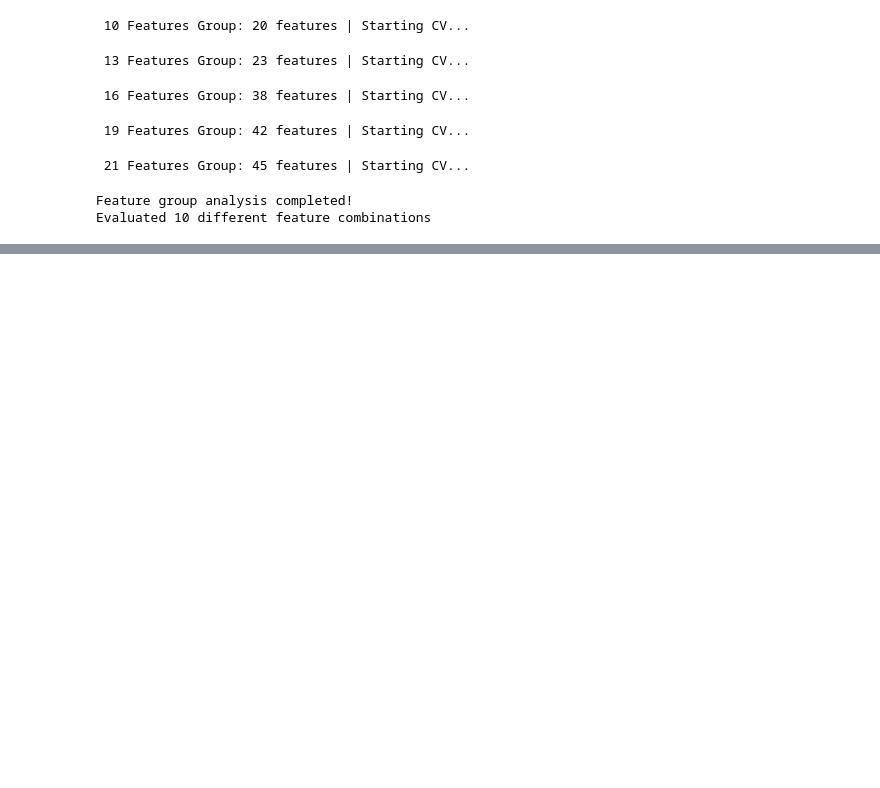
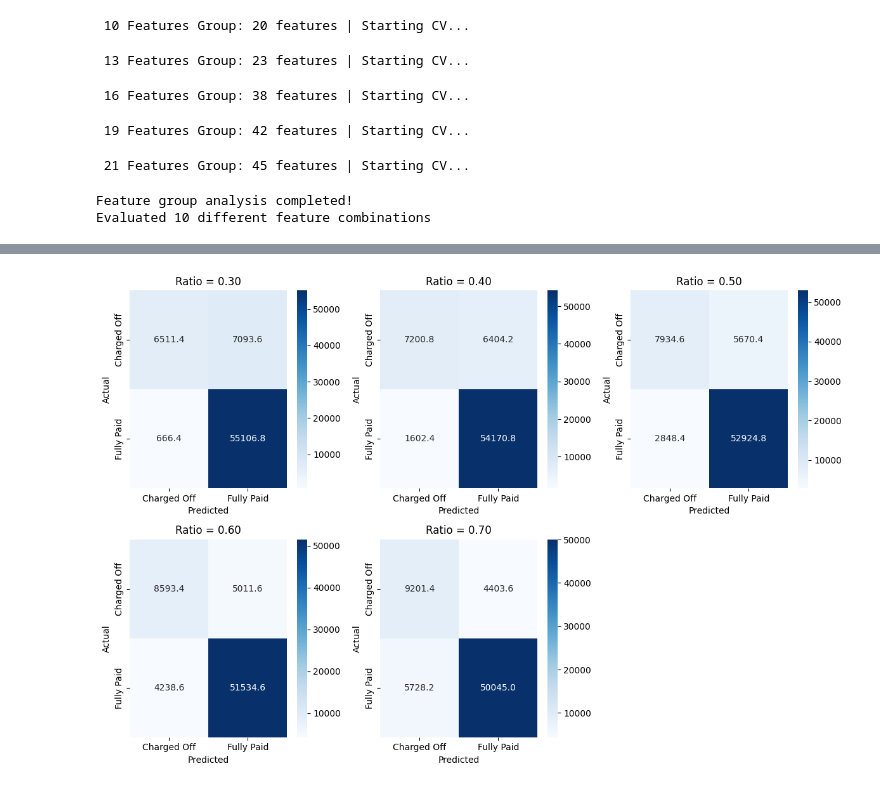
Before and after one commit to Energonlive/Final-Yr-Project, a Jupyter notebook: Final-form.ipynb, the cells around one changed output, grey strips where cells are left out. Saved outputs shown, nothing was run; the diff lists cells and outputs as text; code cells hidden in the pictures; blank space fills up the shorter version.

```diff
--- a/Final-form.ipynb
+++ b/Final-form.ipynb
@@ -1530,0 +1828,3 @@ importance.to_csv("Feature_Importance.csv")
+# %%
+importance = pd.read_csv('Feature_Importance.csv', index_col=0)
+features_ordered = importance['Feature'].tolist()
@@ -1530,0 +2219,42 @@ importance.to_csv("Feature_Importance.csv")
+# %%
+df = undersampling_comparison_df
+num = len(df)
+n_cols = 3
+n_rows = (num + n_cols - 1) // n_cols
+
+fig, axes = plt.subplots(n_rows, n_cols, figsize=(4 * n_cols, 4 * n_rows))
+axes = axes.flatten()
+
+for ax, (_, row) in zip(axes, df.iterrows()):
+    ratio = row['undersampling_ratio']
+    cm_data = row['avg_confusion_matrix']
+
+    cm_string = (
+        cm_data.decode('utf-8')
+        if isinstance(cm_data, (bytes, bytearray))
+        else str(cm_data)
+    )
+    numbers = re.findall(r'[\d.]+', cm_string)
+    cm = np.array([float(x) for x in numbers]).reshape(2, 2)
+
+    sns.heatmap(
+        cm,
+        annot=True,
+        fmt='.1f',
+        cmap='Blues',
+        xticklabels=['Charged Off', 'Fully Paid'],
+        yticklabels=['Charged Off', 'Fully Paid'],
+        ax=ax
+    )
+    ax.set_title(f'Ratio = {ratio:.2f}')
+    ax.set_xlabel('Predicted')
+    ax.set_ylabel('Actual')
+
+# Turn off any unused subplots
+for ax in axes[num:]:
+    ax.axis('off')
+
+plt.tight_layout()
+plt.show()
+# %% [output]
+[figure, added]
```
Also changed, not shown: parts of 17 cells of this notebook, 5 other files.
